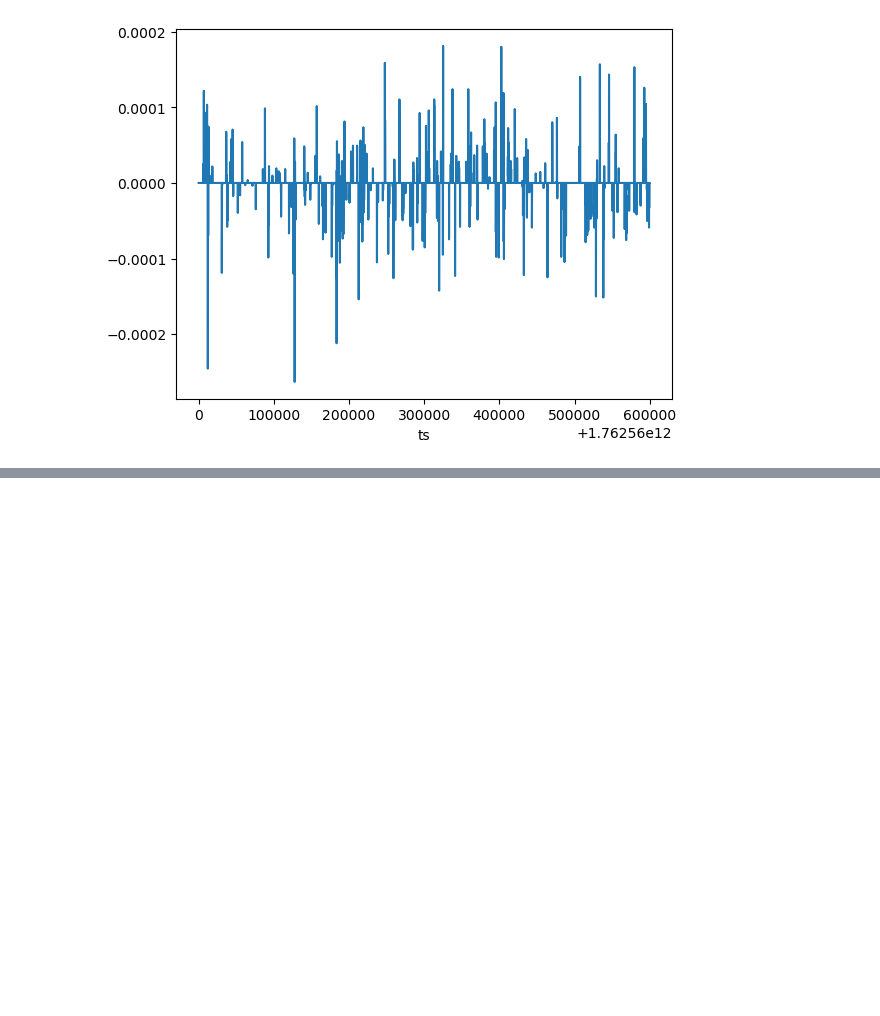
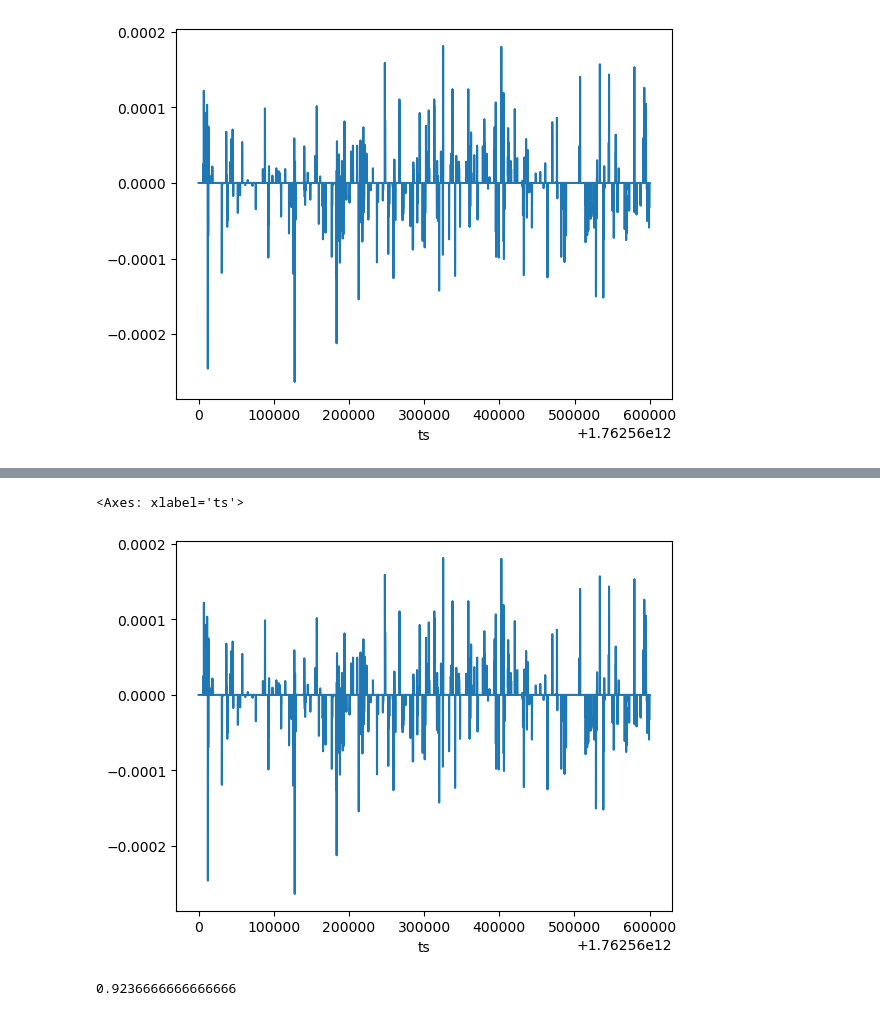
Before and after one commit to jinczing/okx-lob-da, a Jupyter notebook: lab-okx-bbo.ipynb, the cells around one changed output, grey strips where cells are left out. Drawn from its saved outputs; the diff is of its cells as text; code cells hidden in the pictures; blank space fills up the shorter version.

```diff
--- a/lab-okx-bbo.ipynb
+++ b/lab-okx-bbo.ipynb
@@ -66,0 +150,2 @@ r.plot()
+# %%
+mid = pd.read_csv('mid.csv')
@@ -66,0 +194,7 @@ r.plot()
+# %%
+r = (mid - mid.shift(1))/mid
+r = r.fillna(0)
+r.plot()
+# %% [output]
+<Axes: xlabel='ts'>
+[figure, added]
@@ -66,0 +203,4 @@ r.plot()
+# %%
+r[r==0].shape[0]/len(r)
+# %% [output]
+0.9236666666666666
```
Also changed, not shown: parts of 37 cells of this notebook.
